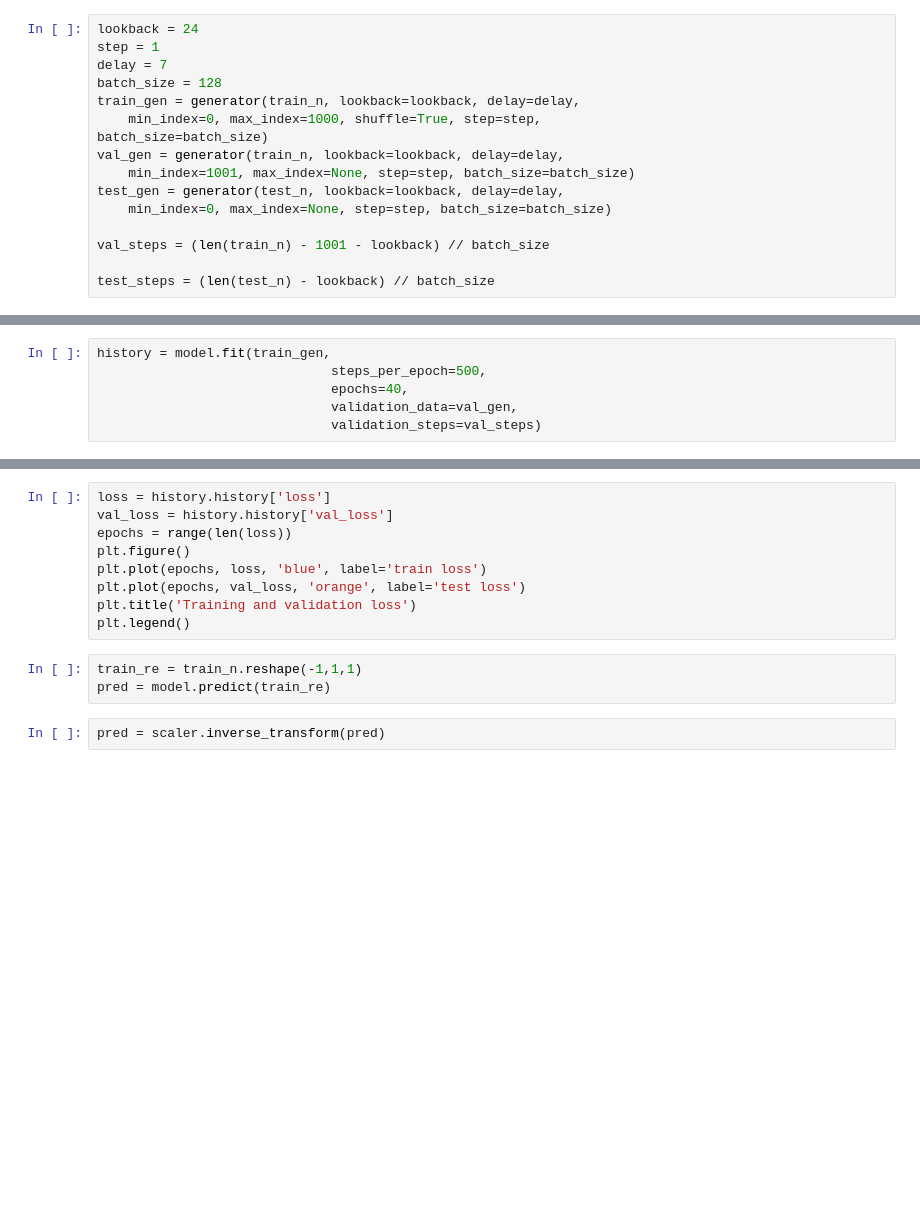
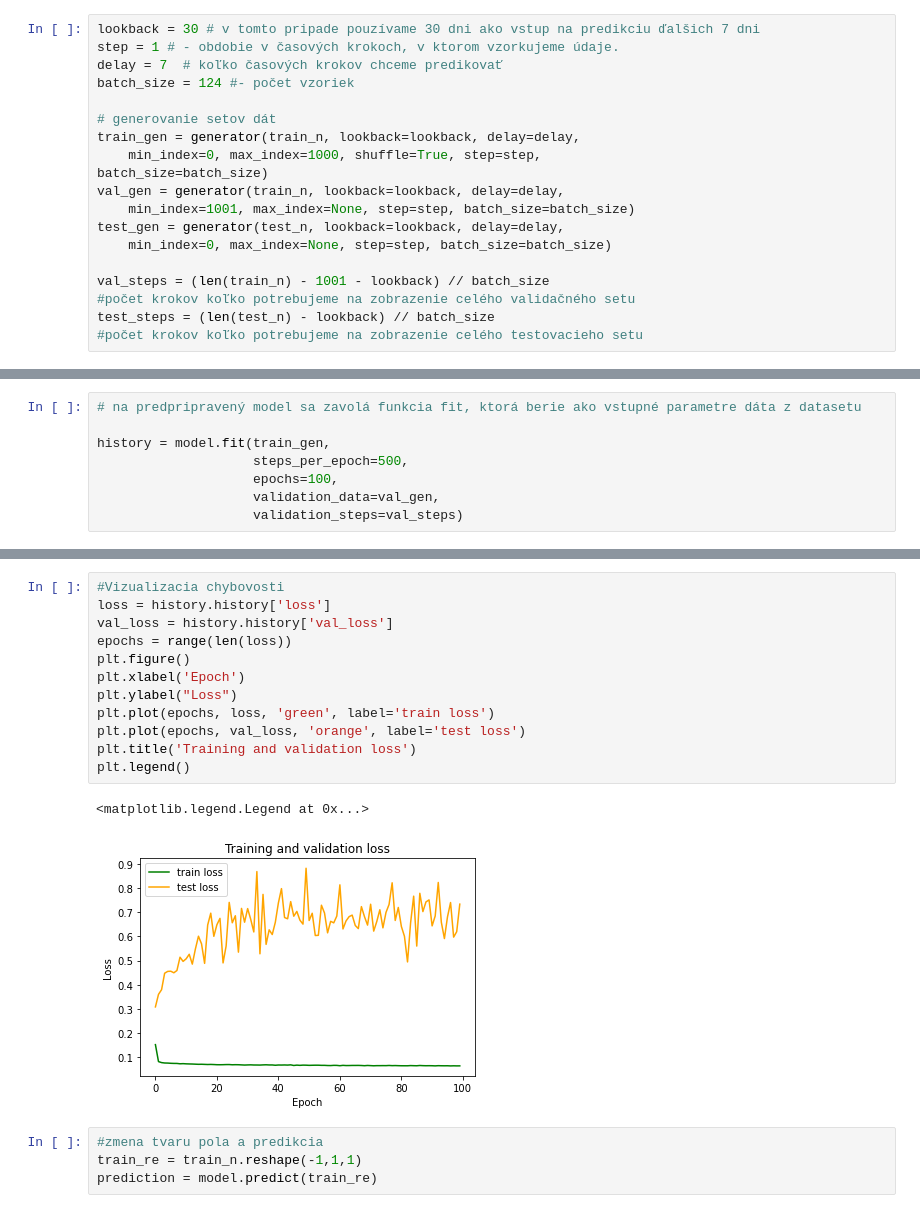
Before and after one commit to georgeob/Rusnak_NS2021, a Jupyter notebook: Rusnak_NS2021.ipynb, the cells around one changed output, grey strips where cells are left out. Saved outputs shown, nothing was run; the diff lists cells and outputs as text; blank space fills up the shorter version.

```diff
--- a/Rusnak_NS2021.ipynb
+++ b/Rusnak_NS2021.ipynb
@@ -78,8 +99,10 @@ test_n = scaler.transform(test)
 # %%
-lookback = 24
-step = 1
-delay = 7
-batch_size = 128
+lookback = 30 # v tomto pripade pouzívame 30 dni ako vstup na predikciu ďalšich 7 dni
+step = 1 # - obdobie v časových krokoch, v ktorom vzorkujeme údaje.
+delay = 7  # koľko časových krokov chceme predikovať
+batch_size = 124 #- počet vzoriek
+
+# generovanie setov dát
 train_gen = generator(train_n, lookback=lookback, delay=delay,
     min_index=0, max_index=1000, shuffle=True, step=step,
 batch_size=batch_size)
@@ -89,6 +112,7 @@ test_gen = generator(test_n, lookback=lookback, delay=delay,
     min_index=0, max_index=None, step=step, batch_size=batch_size)
 
 val_steps = (len(train_n) - 1001 - lookback) // batch_size
-
+#počet krokov koľko potrebujeme na zobrazenie celého validačného setu
 test_steps = (len(test_n) - lookback) // batch_size
+#počet krokov koľko potrebujeme na zobrazenie celého testovacieho setu
 # %%
@@ -122,9 +147,11 @@ Trainable params: 1,121
 Non-trainable params: 0
 _________________________________________________________________
 # %%
+# na predpripravený model sa zavolá funkcia fit, ktorá berie ako vstupné parametre dáta z datasetu
+
 history = model.fit(train_gen,
-                              steps_per_epoch=500,
-                              epochs=40,
-                              validation_data=val_gen,
-                              validation_steps=val_steps)
+                    steps_per_epoch=500,
+                    epochs=100,
+                    validation_data=val_gen,
+                    validation_steps=val_steps)
 # %% [output]
@@ -148,14 +175,19 @@ Epoch 17/40
 # %%
+#Vizualizacia chybovosti
 loss = history.history['loss']
 val_loss = history.history['val_loss']
 epochs = range(len(loss))
 plt.figure()
-plt.plot(epochs, loss, 'blue', label='train loss')
+plt.xlabel('Epoch')
+plt.ylabel("Loss")
+plt.plot(epochs, loss, 'green', label='train loss')
 plt.plot(epochs, val_loss, 'orange', label='test loss')
 plt.title('Training and validation loss')
 plt.legend()
+# %% [output]
+<matplotlib.legend.Legend at 0x...>
+[figure, added]
 # %%
+#zmena tvaru pola a predikcia
 train_re = train_n.reshape(-1,1,1)
-pred = model.predict(train_re)
+prediction = model.predict(train_re)
-# %%
-pred = scaler.inverse_transform(pred)
```
Also changed, not shown: parts of 18 cells of this notebook, 1 other file.
